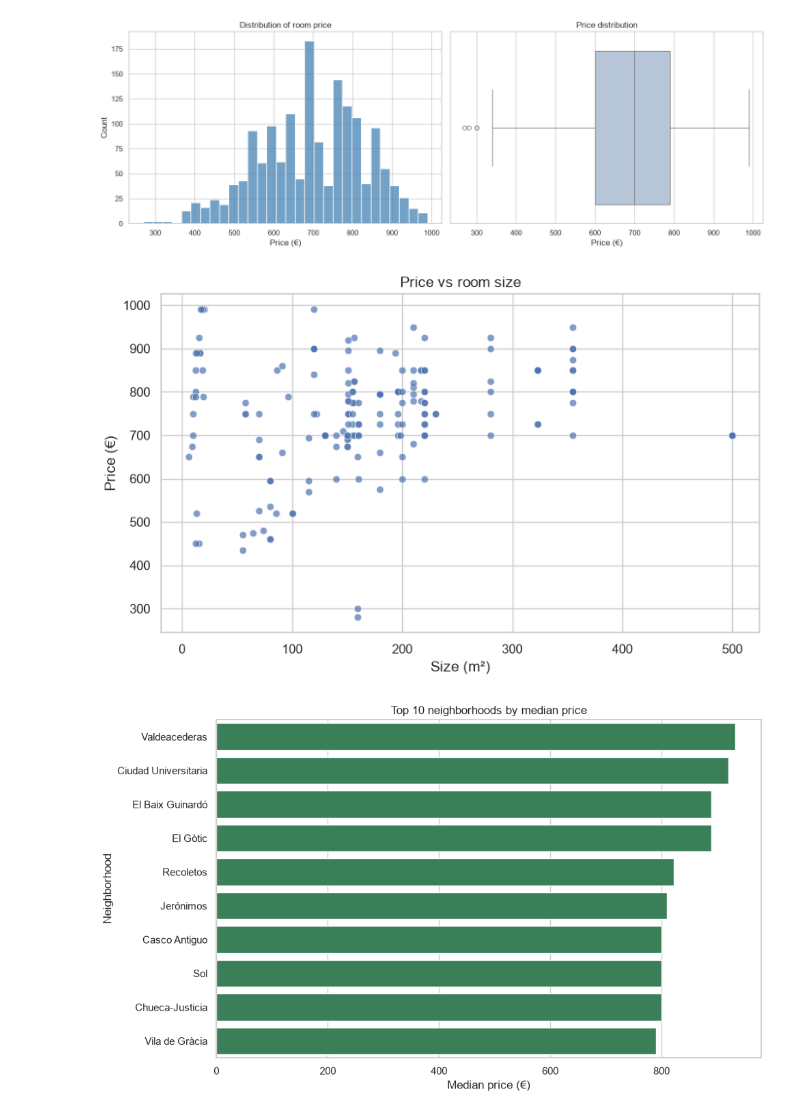
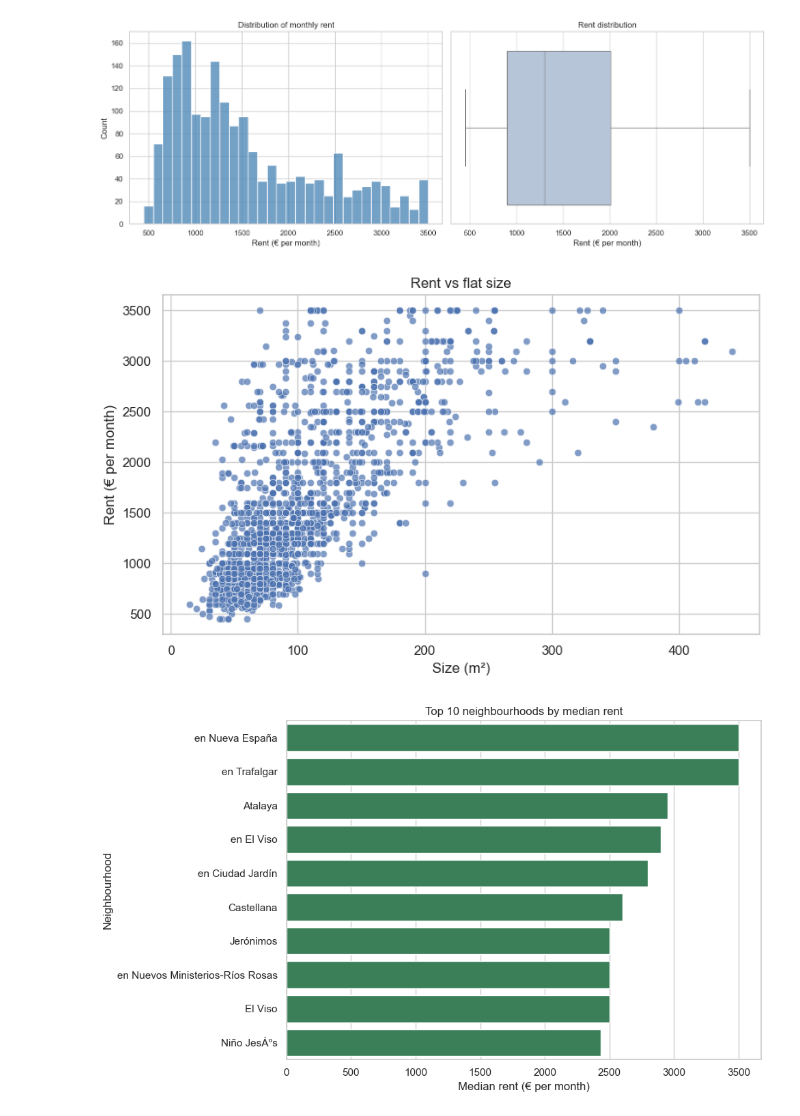
Before and after one commit to palexo0o/MLProjectBAM, a Jupyter notebook: src/data/viz.ipynb, the cells around one changed output. Cells and saved outputs as stored; diff of their text form; code cells hidden in the pictures.

Commit message:
Update rental data visualizations

```diff
--- a/src/data/viz.ipynb
+++ b/src/data/viz.ipynb
@@ -33,48 +33,48 @@ print(df.head())
 # %%
-# Price distribution
+# Rent distribution
 fig, axes = plt.subplots(1, 2, figsize=(14, 5))
 
-sns.histplot(df['price_eur'], bins=30, ax=axes[0], color='steelblue')
-axes[0].set_title('Distribution of room price')
-axes[0].set_xlabel('Price (€)')
+sns.histplot(df['Rent'], bins=30, ax=axes[0], color='steelblue')
+axes[0].set_title('Distribution of monthly rent')
+axes[0].set_xlabel('Rent (€ per month)')
 
-sns.boxplot(x=df['price_eur'], ax=axes[1], color='lightsteelblue')
-axes[1].set_title('Price distribution')
-axes[1].set_xlabel('Price (€)')
+sns.boxplot(x=df['Rent'], ax=axes[1], color='lightsteelblue')
+axes[1].set_title('Rent distribution')
+axes[1].set_xlabel('Rent (€ per month)')
 
 plt.tight_layout()
 
-# Price vs size
+# Rent vs size
 plt.figure(figsize=(8, 5))
-sns.scatterplot(data=df.dropna(subset=['size_m2', 'price_eur']), x='size_m2', y='price_eur', alpha=0.7)
-plt.title('Price vs room size')
+sns.scatterplot(data=df, x='Sq.Mt', y='Rent', alpha=0.7)
+plt.title('Rent vs flat size')
 plt.xlabel('Size (m²)')
-plt.ylabel('Price (€)')
+plt.ylabel('Rent (€ per month)')
 plt.tight_layout()
 
-# Neighborhood median pricing
-neighborhood_prices = (
-    df.groupby('neighborhood', dropna=False)['price_eur']
+# Neighbourhood median rent
+neighbourhood_rent = (
+    df.groupby('Area', dropna=False)['Rent']
     .median()
     .sort_values(ascending=False)
     .head(10)
 )
 
 plt.figure(figsize=(10, 6))
-sns.barplot(x=neighborhood_prices.values, y=neighborhood_prices.index, color='seagreen')
-plt.title('Top 10 neighborhoods by median price')
-plt.xlabel('Median price (€)')
-plt.ylabel('Neighborhood')
+sns.barplot(x=neighbourhood_rent.values, y=neighbourhood_rent.index, color='seagreen')
+plt.title('Top 10 neighbourhoods by median rent')
+plt.xlabel('Median rent (€ per month)')
+plt.ylabel('Neighbourhood')
 plt.tight_layout()
 
 # Numeric summary pairwise relationships
-numeric_cols = ['price_eur', 'extra_monthly_cost', 'total_monthly_cost', 'size_m2', 'total_beds', 'num_occupants']
+numeric_cols = ['Rent', 'Sq.Mt', 'Bedrooms', 'Floor']
 plot_df = df[numeric_cols].dropna().sample(min(len(df[numeric_cols].dropna()), 500), random_state=42)
 
 sns.pairplot(plot_df, diag_kind='hist', corner=True, height=2.1)
 plt.suptitle('Numeric feature relationships', y=1.02)
 plt.tight_layout()
 # %% [output]
-[figure, old version]
+[figure, new version]
-[figure, old version]
+[figure, new version]
-[figure, old version]
+[figure, new version]
```
Also changed, not shown: parts of 2 cells of this notebook.
